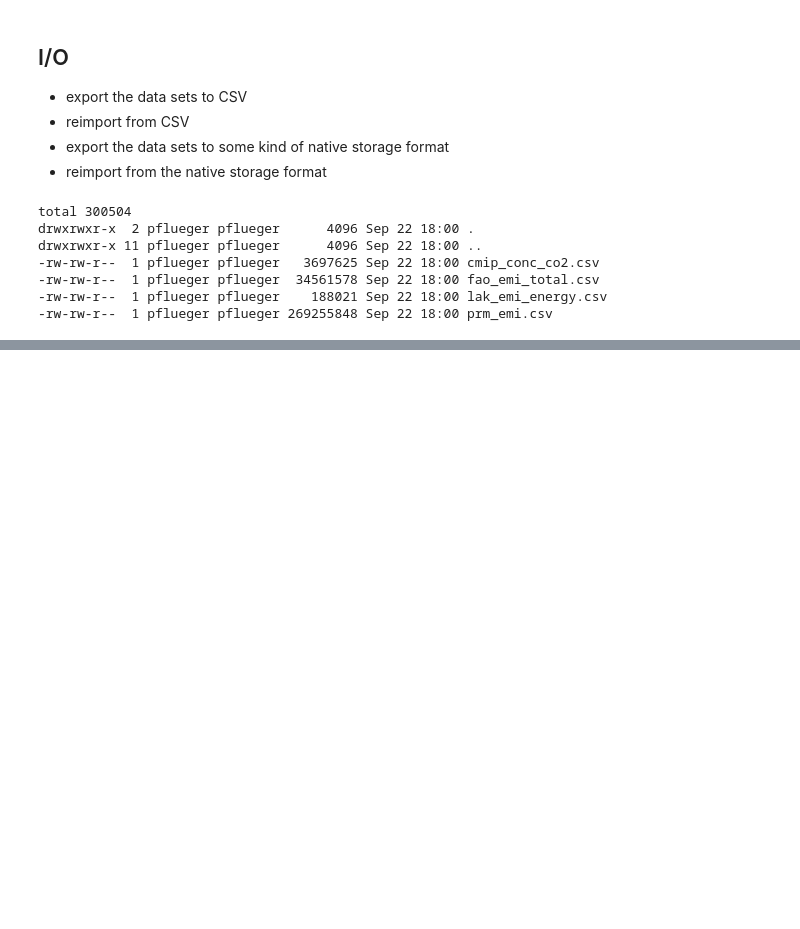
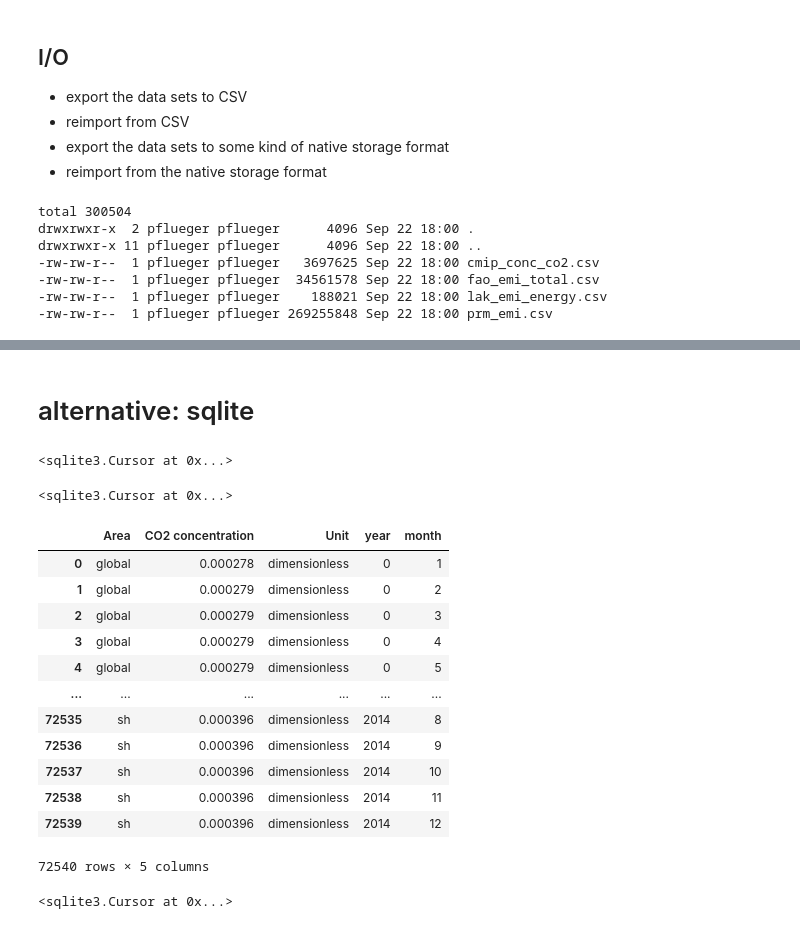
Before and after one commit to pik-piam/primap, a Jupyter notebook: data structures/evaluate_sql.ipynb, the cells around one changed output, grey strips where cells are left out. Cells and saved outputs as stored; diff of their text form; code cells hidden in the pictures; blank space fills up the shorter version.

Commit message:
evaluating postgres finished, now sqlite

```diff
--- a/data structures/evaluate_sql.ipynb
+++ b/data structures/evaluate_sql.ipynb
@@ -344,0 +697,2 @@ conn.commit()
+# %% [markdown]
+# alternative: sqlite
@@ -344,0 +708,37 @@ conn.commit()
+# %%
+fao_emi_total_pd = open_dequantify('mem/fao_emi_total_wo.pck', 'Emissions')
+fao_emi_total_pd['Date'] = [x.date() for x in pd.to_datetime(fao_emi_total_pd['Date'])]
+
+cur.execute("""create table fao_emi_total (
+Area text,
+Date date,
+Element text,
+Item text,
+Emissions double precision,
+Unit text,
+primary key (Area, Date, Element, Item)
+)""")
+cur.executemany("""insert into fao_emi_total (Area, Date, Element, Item, Emissions, Unit) values (?, ?, ?, ?, ?, ?)""",
+                (fao_emi_total_pd.itertuples(index=False, name=None)))
+# %% [output]
+<sqlite3.Cursor at 0x...>
+# %%
+lak_emi_energy_pd = open_dequantify('mem/lak_emi_energy_wo.pck', 'Emissions')
+lak_emi_energy_pd['Date'] = [x.date() for x in pd.to_datetime(lak_emi_energy_pd['Date'])]
+
+cur.execute("""create table lak_emi_energy (
+Area text,
+Category text,
+Date date,
+Emissions double precision,
+Unit text,
+primary key (Area, Category, Date)
+)""")
+cur.executemany("""insert into lak_emi_energy (Area, Category, Date, Emissions, Unit) values (?, ?, ?, ?, ?)""",
+                (lak_emi_energy_pd.itertuples(index=False, name=None)))
+# %% [output]
+<sqlite3.Cursor at 0x...>
+# %%
+cmip_conc_co2_pd = open_dequantify('mem/cmip_conc_co2_wo.pck', 'CO2 concentration')
+cmip_conc_co2_pd['year'] = [x.year for x in cmip_conc_co2_pd['Date']]
+cmip_conc_co2_pd['month'] = [x.month for x in cmip_conc_co2_pd['Date']]
@@ -344,0 +747,29 @@ conn.commit()
+# %%
+cmip_conc_co2_pd
+# %% [output]
+|  | Area | CO2 concentration | Unit | year | month |
+| 0 | global | 0.000278 | dimensionless | 0 | 1 |
+| 1 | global | 0.000279 | dimensionless | 0 | 2 |
+| 2 | global | 0.000279 | dimensionless | 0 | 3 |
+| 3 | global | 0.000279 | dimensionless | 0 | 4 |
+| 4 | global | 0.000279 | dimensionless | 0 | 5 |
+| ... | ... | ... | ... | ... | ... |
+| 72535 | sh | 0.000396 | dimensionless | 2014 | 8 |
+| 72536 | sh | 0.000396 | dimensionless | 2014 | 9 |
+| 72537 | sh | 0.000396 | dimensionless | 2014 | 10 |
+| 72538 | sh | 0.000396 | dimensionless | 2014 | 11 |
+| 72539 | sh | 0.000396 | dimensionless | 2014 | 12 |
+72540 rows × 5 columns
+# %%
+cur.execute("""create table cmip_conc_co2 (
+Area text,
+"CO2 concentration" double precision,
+Unit text,
+year int,
+month int,
+primary key (Area, year, month)
+)""")
+cur.executemany("""insert into cmip_conc_co2 (Area, "CO2 concentration", Unit, year, month) values (?, ?, ?, ?, ?)""",
+                (cmip_conc_co2_pd.itertuples(index=False, name=None)))
+# %% [output]
+<sqlite3.Cursor at 0x...>
```
Also changed, not shown: parts of 40 cells of this notebook, 2 other files.
